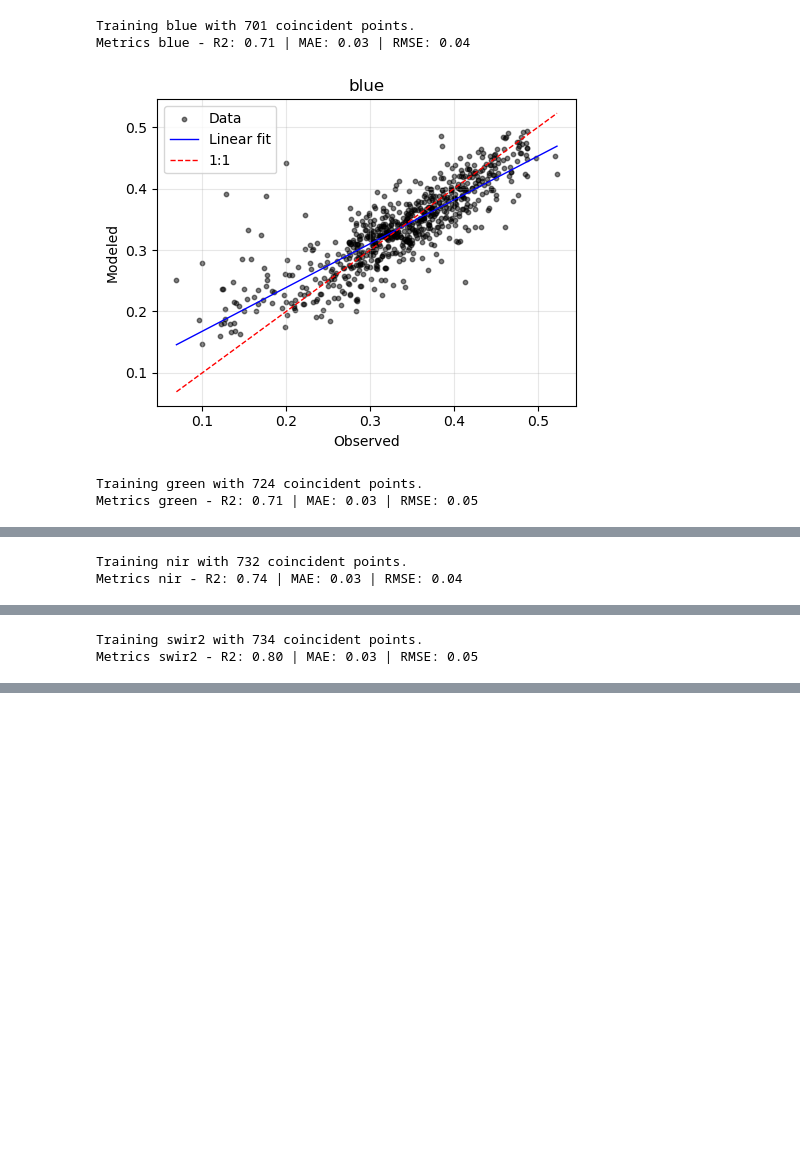
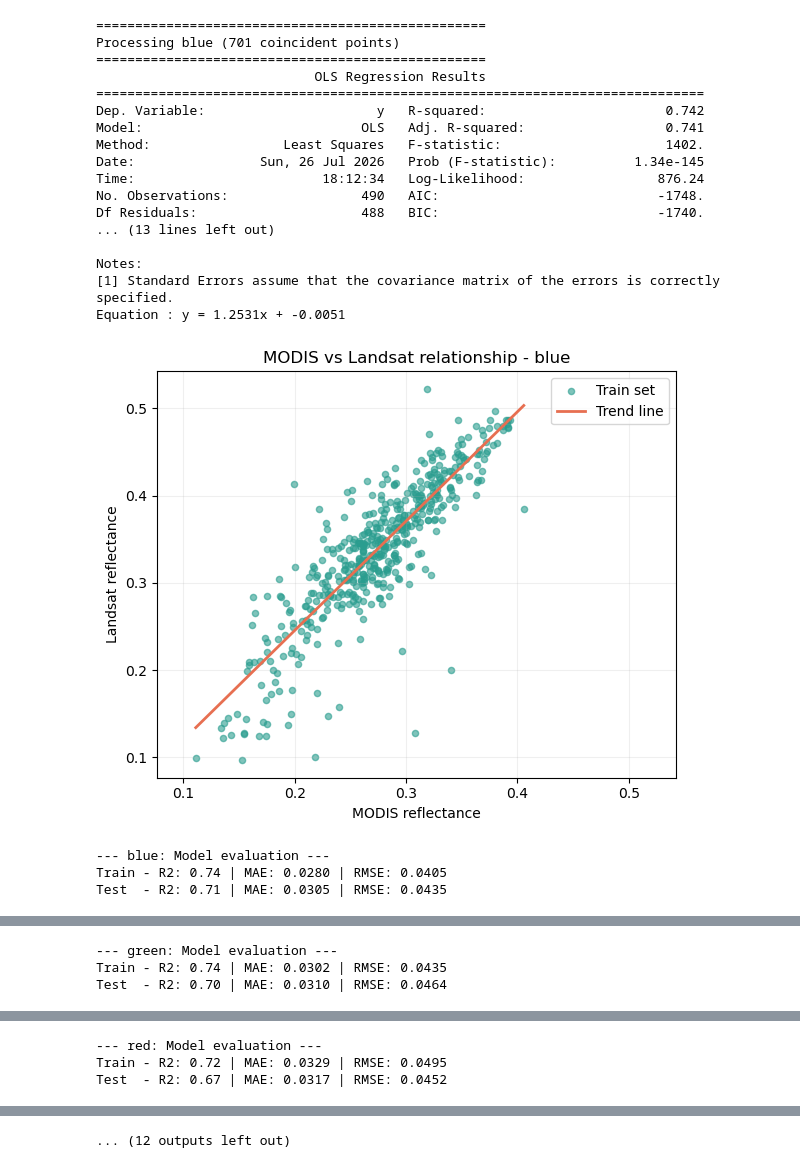
Before and after one commit to pibonacic/groundwater-remote-sensing, a Jupyter notebook: code/13b_modis-landsat.ipynb, the cells around one changed output, grey strips where cells are left out. Saved outputs shown, nothing was run; the diff lists cells and outputs as text; code cells hidden in the pictures; blank space fills up the shorter version.

Commit message:
modis-landsat-fusion3

```diff
--- a/code/13b_modis-landsat.ipynb
+++ b/code/13b_modis-landsat.ipynb
@@ -14,12 +17,12 @@ terra_df1 = process_remote(
     stats=False,
     filter_cols=False,
     interpolation=True, strategy='time',
-    smooth=True, window_length= 31,
+    smooth=True, window_length= 25, polyorder=2 # ventana de 25 dias maximiza r2 test en 4/6 bandas
 )
 landsat_df1 = process_remote(
     filepath='../data/processed/satellites/SDH1_L_30m_1984-07_2026-06.csv',
     duplicates=True, reindex=True,
-    outliers=True, z_thresh=2.5,
+    outliers=True, z_thresh=2,
     stats=True,
     filter_cols=True,
     remote_cols=['blue_mean', 'green_mean', 'red_mean', 'nir_mean', 'swir1_mean', 'swir2_mean'],
@@ -130,8 +294,24 @@ def generate_daily_landsat_series(df_landsat, df_modis, band_mapping):
 # %%
-landsat_daily_df1 = generate_daily_landsat_series(landsat_df1, terra_df1, band_mapping)
+landsat_daily_df1, landsat_residuals_df1 = generate_daily_landsat_series(landsat_df1, terra_df1, band_mapping)
 # %% [output]
-Training blue with 701 coincident points.
-Metrics blue - R2: 0.71 | MAE: 0.03 | RMSE: 0.04
+==================================================
+Processing blue (701 coincident points)
+==================================================
+                            OLS Regression Results
+==============================================================================
+Dep. Variable:                      y   R-squared:                       0.742
+Model:                            OLS   Adj. R-squared:                  0.741
+Method:                 Least Squares   F-statistic:                     1402.
+Date:                Sun, 26 Jul 2026   Prob (F-statistic):          1.34e-145
+Time:                        18:12:34   Log-Likelihood:                 876.24
+No. Observations:                 490   AIC:                            -1748.
+Df Residuals:                     488   BIC:                            -1740.
+... (13 lines left out)
+
+Notes:
+[1] Standard Errors assume that the covariance matrix of the errors is correctly specified.
+Equation : y = 1.2531x + -0.0051
-[figure, old version]
+[figure, new version]
-Training green with 724 coincident points.
-Metrics green - R2: 0.71 | MAE: 0.03 | RMSE: 0.05
+--- blue: Model evaluation ---
+Train - R2: 0.74 | MAE: 0.0280 | RMSE: 0.0405
+Test  - R2: 0.71 | MAE: 0.0305 | RMSE: 0.0435
@@ -142,2 +337,3 @@ Metrics red - R2: 0.70 | MAE: 0.03 | RMSE: 0.05
-Training nir with 732 coincident points.
-Metrics nir - R2: 0.74 | MAE: 0.03 | RMSE: 0.04
+--- green: Model evaluation ---
+Train - R2: 0.74 | MAE: 0.0302 | RMSE: 0.0435
+Test  - R2: 0.70 | MAE: 0.0310 | RMSE: 0.0464
@@ -148,2 +359,3 @@ Metrics swir1 - R2: 0.75 | MAE: 0.03 | RMSE: 0.05
-Training swir2 with 734 coincident points.
-Metrics swir2 - R2: 0.80 | MAE: 0.03 | RMSE: 0.05
+--- red: Model evaluation ---
+Train - R2: 0.72 | MAE: 0.0329 | RMSE: 0.0495
+Test  - R2: 0.67 | MAE: 0.0317 | RMSE: 0.0452
@@ -150,0 +363 @@ Metrics swir2 - R2: 0.80 | MAE: 0.03 | RMSE: 0.05
+... (12 outputs left out)
```
Also changed, not shown: parts of 9 cells of this notebook, 2 other files.
